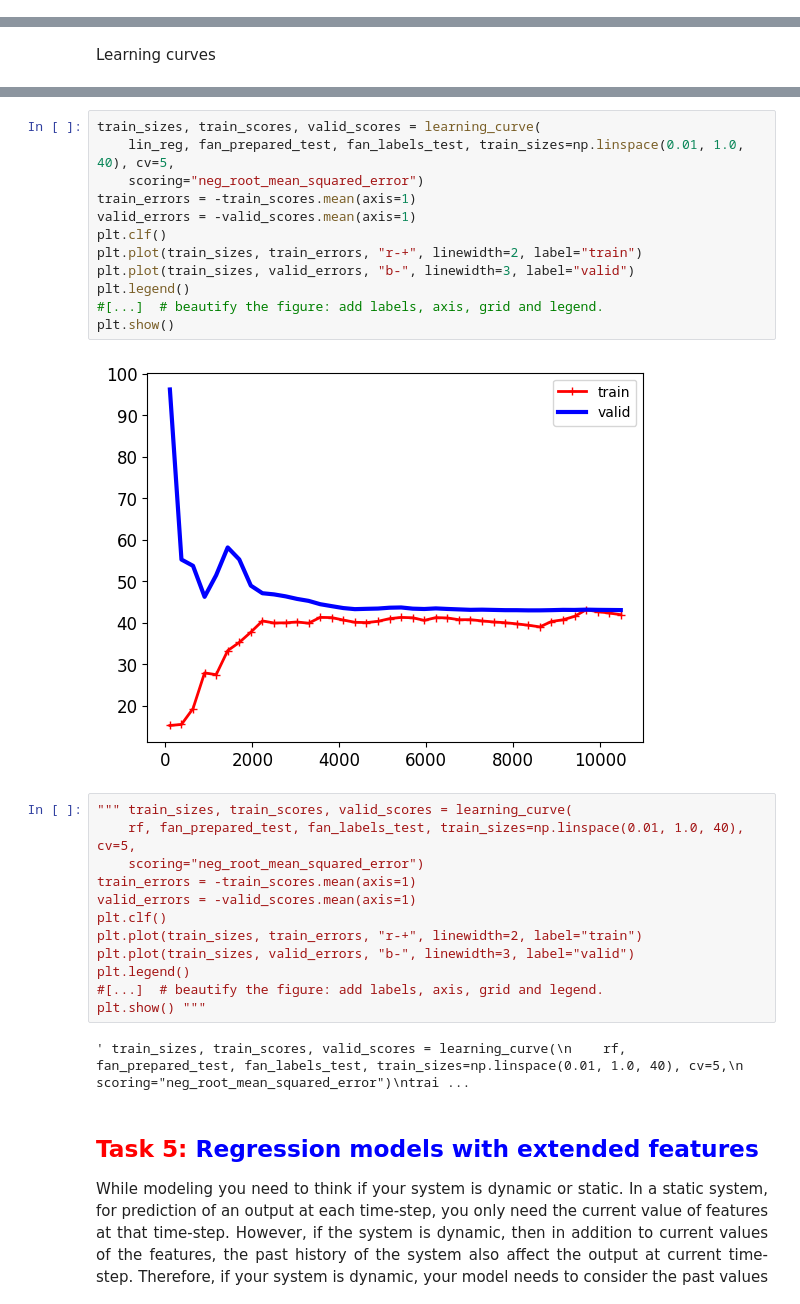
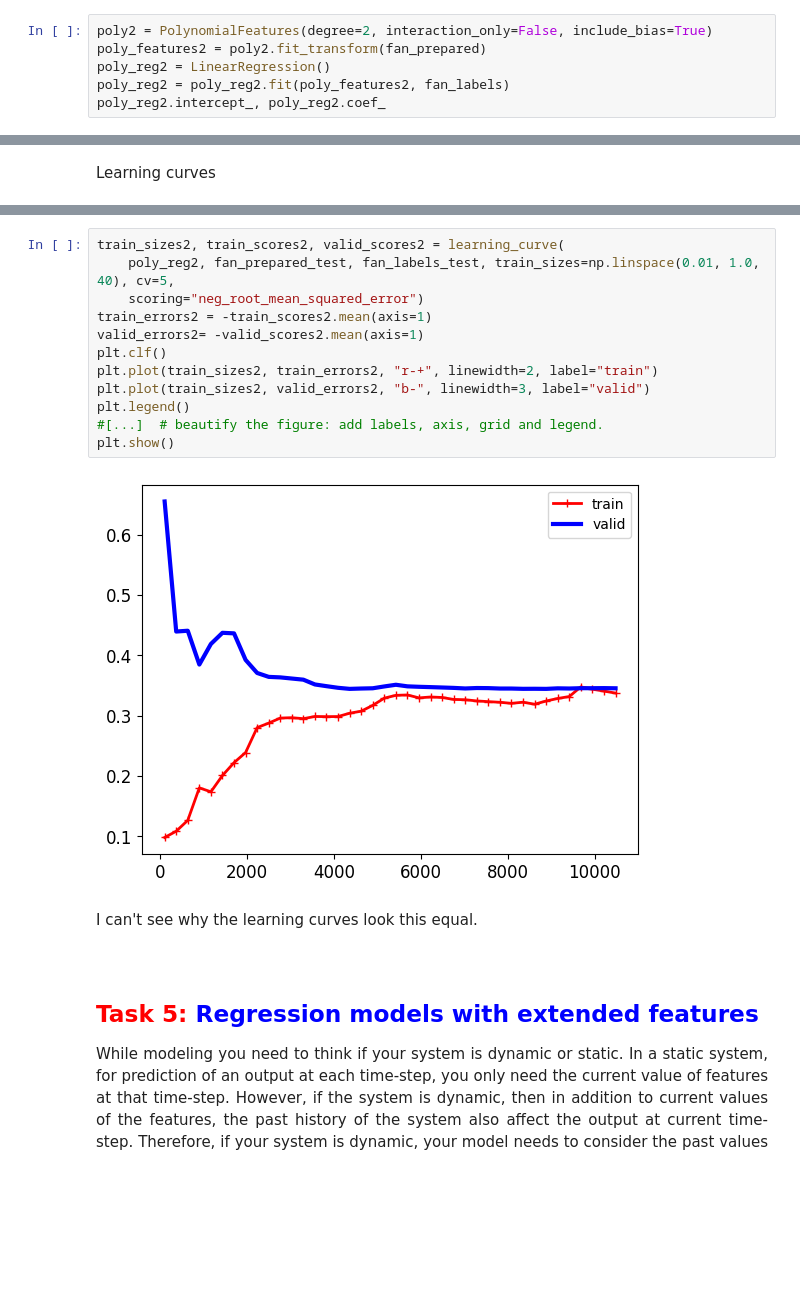
Before and after one commit to larsRikard/Machine-learning-and-sensor-technology, a Jupyter notebook: Assignment 2/Assignment 2 - NASA Turbofan Jet Engine dataset.ipynb, the cells around one changed output, grey strips where cells are left out. Saved outputs shown, nothing was run; the diff lists cells and outputs as text; blank space fills up the shorter version.

```diff
--- a/Assignment 2/Assignment 2 - NASA Turbofan Jet Engine dataset.ipynb
+++ b/Assignment 2/Assignment 2 - NASA Turbofan Jet Engine dataset.ipynb
@@ -324,0 +342,6 @@ poly_reg.intercept_, poly_reg.coef_
+# %%
+poly2 = PolynomialFeatures(degree=2, interaction_only=False, include_bias=True)
+poly_features2 = poly2.fit_transform(fan_prepared)
+poly_reg2 = LinearRegression()
+poly_reg2 = poly_reg2.fit(poly_features2, fan_labels)
+poly_reg2.intercept_, poly_reg2.coef_
@@ -401,31 +449,23 @@ plt.show()
 # %%
-train_sizes, train_scores, valid_scores = learning_curve(
-    lin_reg, fan_prepared_test, fan_labels_test, train_sizes=np.linspace(0.01, 1.0, 40), cv=5,
+train_sizes2, train_scores2, valid_scores2 = learning_curve(
+    poly_reg2, fan_prepared_test, fan_labels_test, train_sizes=np.linspace(0.01, 1.0, 40), cv=5,
     scoring="neg_root_mean_squared_error")
-train_errors = -train_scores.mean(axis=1)
-valid_errors = -valid_scores.mean(axis=1)
+train_errors2 = -train_scores2.mean(axis=1)
+valid_errors2= -valid_scores2.mean(axis=1)
 plt.clf()
-plt.plot(train_sizes, train_errors, "r-+", linewidth=2, label="train")
-plt.plot(train_sizes, valid_errors, "b-", linewidth=3, label="valid")
+plt.plot(train_sizes2, train_errors2, "r-+", linewidth=2, label="train")
+plt.plot(train_sizes2, valid_errors2, "b-", linewidth=3, label="valid")
 plt.legend()
 #[...]  # beautify the figure: add labels, axis, grid and legend.
 plt.show()
 # %% [output]
-[figure, old version]
+[figure, new version]
-# %%
-""" train_sizes, train_scores, valid_scores = learning_curve(
-    rf, fan_prepared_test, fan_labels_test, train_sizes=np.linspace(0.01, 1.0, 40), cv=5,
-    scoring="neg_root_mean_squared_error")
-train_errors = -train_scores.mean(axis=1)
-valid_errors = -valid_scores.mean(axis=1)
-plt.clf()
-plt.plot(train_sizes, train_errors, "r-+", linewidth=2, label="train")
-plt.plot(train_sizes, valid_errors, "b-", linewidth=3, label="valid")
-plt.legend()
-#[...]  # beautify the figure: add labels, axis, grid and legend.
-plt.show() """
-# %% [output]
-' train_sizes, train_scores, valid_scores = learning_curve(\n    rf, fan_prepared_test, fan_labels_test, train_sizes=np.linspace(0.01, 1.0, 40), cv=5,\n    scoring="neg_root_mean_squared_error")\ntrai ...
+# %% [markdown]
+<p>
+I can't see why the learning curves look this equal.
+</p>
+# %% [markdown]
+<p></p>
 # %% [markdown]
 <h2  align="left"><font color="red">Task 5: </font><font color="blue">Regression models with extended features</font></h2>
 
```
Also changed, not shown: parts of 34 cells of this notebook, 11 other files.
